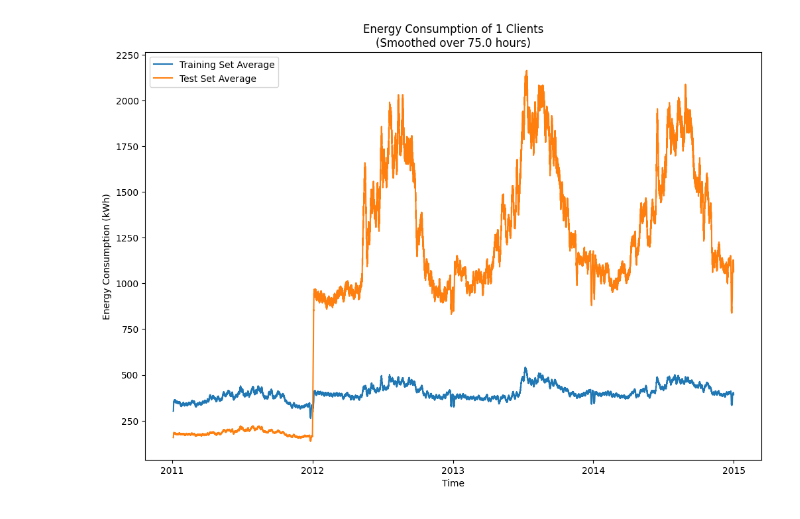
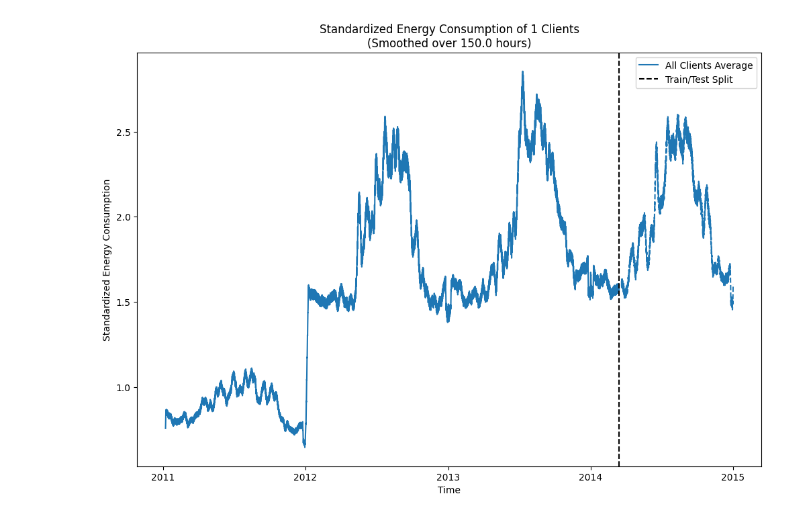
Before and after one commit to jonahobw/energy-timeseries-forcasting, a Jupyter notebook: data_exploration.ipynb, the cells around one changed output. Cells and saved outputs as stored; diff of their text form; code cells hidden in the pictures.

```diff
--- a/data_exploration.ipynb
+++ b/data_exploration.ipynb
@@ -94,16 +92,14 @@ visualize_energy_consumption(unnormalize_fn(df_train), [x for x in range(5)], 30
-# %%
-# Get average energy consumption over time for training set
-df_train_avg = df_train.mean(axis=1)
-fig = visualize_energy_consumption(
-    unnormalize_fn(df_train_avg), [0], 300, label_fn=lambda x: f"Training Set Average"
-)
-
-# Get average energy consumption over time for test set
-df_test_avg = df_test.mean(axis=1)
-fig = visualize_energy_consumption(
-    unnormalize_fn(df_test_avg), [0], 300, fig=fig, label_fn=lambda x: f"Test Set Average"
-)
-# %% [output]
-[figure, removed]
+# %%
+# Get average standardized consumption over time
+fig = visualize_energy_consumption(
+    df_train.mean(axis=1),
+    df_test.mean(axis=1),
+    [0],
+    600,
+    label_fn=lambda x: f"All Clients Average",
+    standardized=True,
+)
+# %% [output]
+[figure, added]
 # %%
 # Show standardised energy consumption by client for the training set
```
Also changed, not shown: parts of 6 cells of this notebook, 4 other files.
